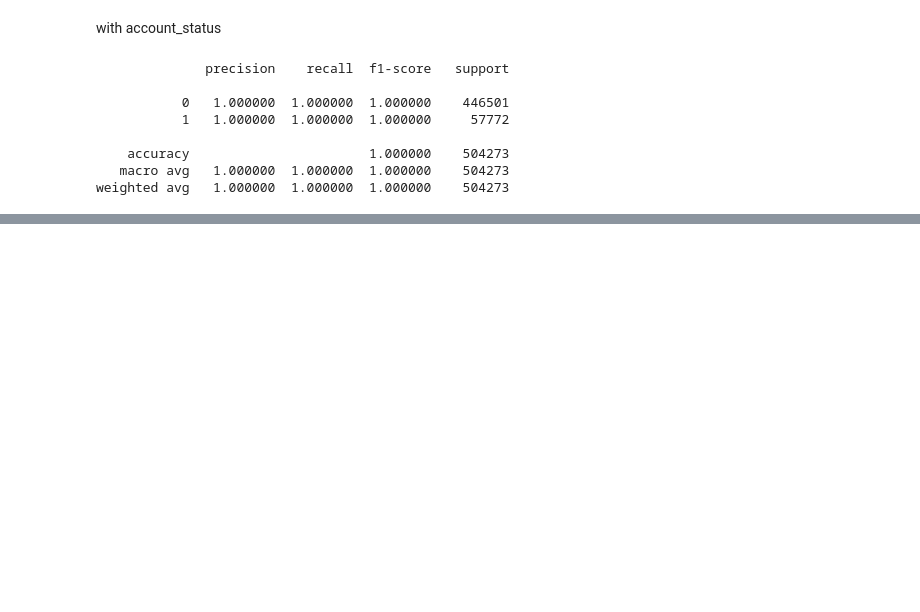
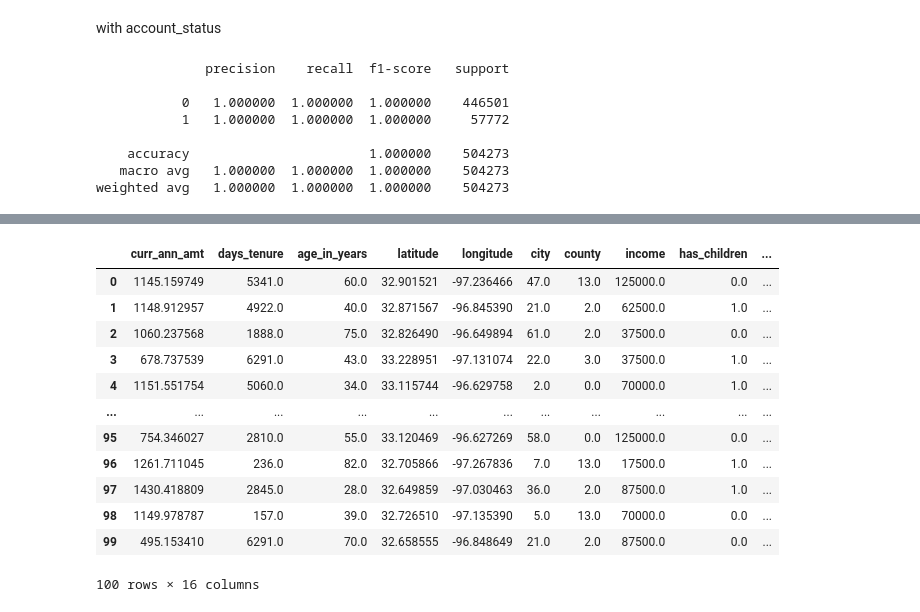
Before and after one commit to sasankjampana8/Customer-Churn-Prediction, a Jupyter notebook: test.ipynb, the cells around one changed output, grey strips where cells are left out. Drawn from its saved outputs; the diff is of its cells as text; code cells hidden in the pictures; blank space fills up the shorter version.

```diff
--- a/test.ipynb
+++ b/test.ipynb
@@ -932,0 +1006,2 @@ weighted avg   1.000000  1.000000  1.000000    504273
+# %%
+obj1 = Preprocess(model_path)
@@ -932,0 +1013,5 @@ weighted avg   1.000000  1.000000  1.000000    504273
+# %%
+test_data = pd.read_csv("/home/jampanasasank/Desktop/Customer Churn Prediction/Customer-Churn-Prediction/AllData/archive (6)/autoinsurance_churn.csv")
+# %%
+test_data = test_data.sample(100)
+test_data.drop(['Churn'], axis=1, inplace=True)
@@ -932,0 +1034,18 @@ weighted avg   1.000000  1.000000  1.000000    504273
+# %%
+preprocessed_data = obj1.preprocess(test_data)
+# %%
+preprocessed_data
+# %% [output]
+|  | curr_ann_amt | days_tenure | age_in_years | latitude | longitude | city | county | income | has_children | ... |
+| 0 | 1145.159749 | 5341.0 | 60.0 | 32.901521 | -97.236466 | 47.0 | 13.0 | 125000.0 | 0.0 | ... |
+| 1 | 1148.912957 | 4922.0 | 40.0 | 32.871567 | -96.845390 | 21.0 | 2.0 | 62500.0 | 1.0 | ... |
+| 2 | 1060.237568 | 1888.0 | 75.0 | 32.826490 | -96.649894 | 61.0 | 2.0 | 37500.0 | 0.0 | ... |
+| 3 | 678.737539 | 6291.0 | 43.0 | 33.228951 | -97.131074 | 22.0 | 3.0 | 37500.0 | 1.0 | ... |
+| 4 | 1151.551754 | 5060.0 | 34.0 | 33.115744 | -96.629758 | 2.0 | 0.0 | 70000.0 | 1.0 | ... |
+| ... | ... | ... | ... | ... | ... | ... | ... | ... | ... | ... |
+| 95 | 754.346027 | 2810.0 | 55.0 | 33.120469 | -96.627269 | 58.0 | 0.0 | 125000.0 | 0.0 | ... |
+| 96 | 1261.711045 | 236.0 | 82.0 | 32.705866 | -97.267836 | 7.0 | 13.0 | 17500.0 | 1.0 | ... |
+| 97 | 1430.418809 | 2845.0 | 28.0 | 32.649859 | -97.030463 | 36.0 | 2.0 | 87500.0 | 1.0 | ... |
+| 98 | 1149.978787 | 157.0 | 39.0 | 32.726510 | -97.135390 | 5.0 | 13.0 | 70000.0 | 0.0 | ... |
+| 99 | 495.153410 | 6291.0 | 70.0 | 32.658555 | -96.848649 | 21.0 | 2.0 | 87500.0 | 0.0 | ... |
+100 rows × 16 columns
```
Also changed, not shown: parts of 13 cells of this notebook.
